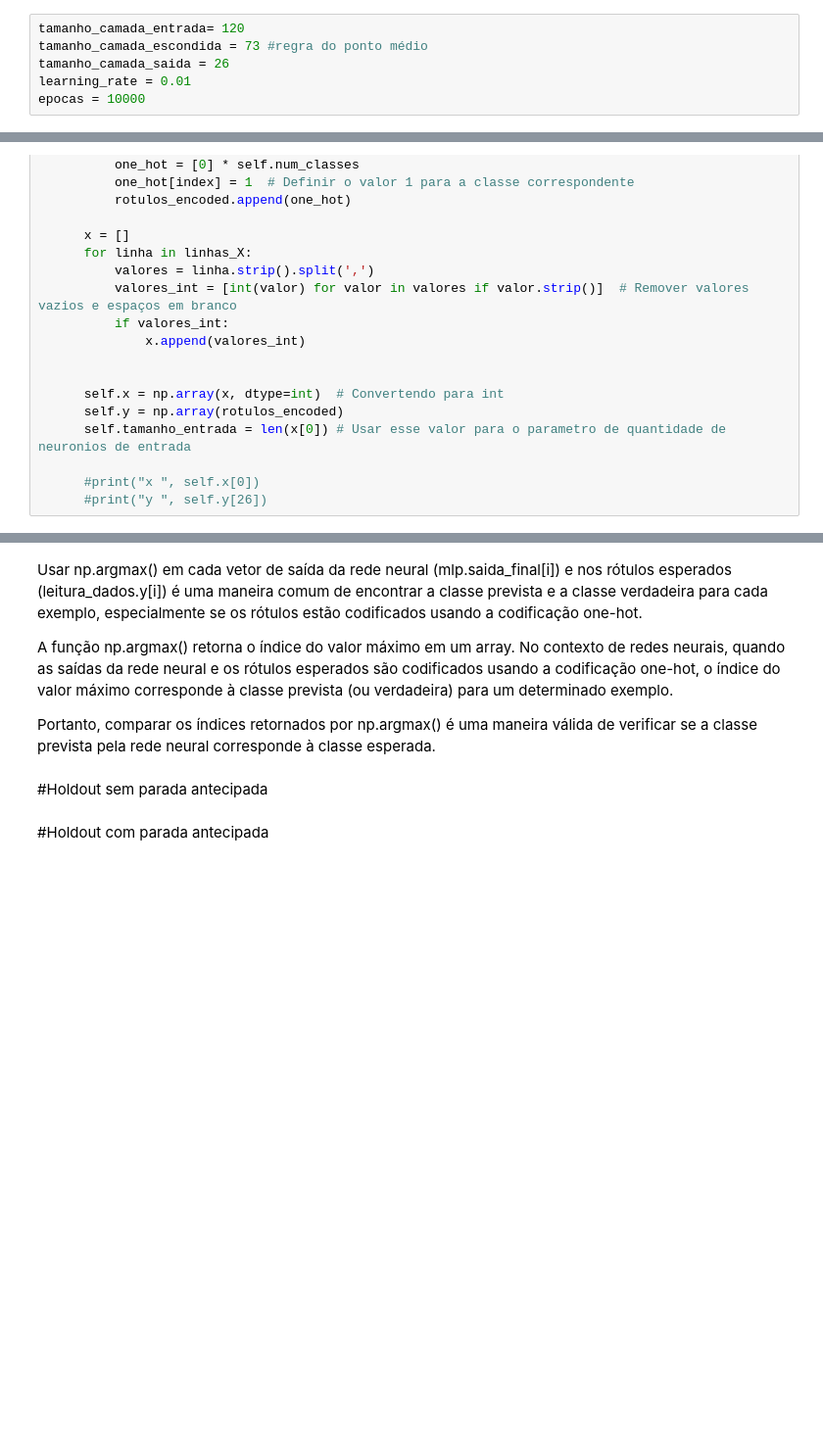
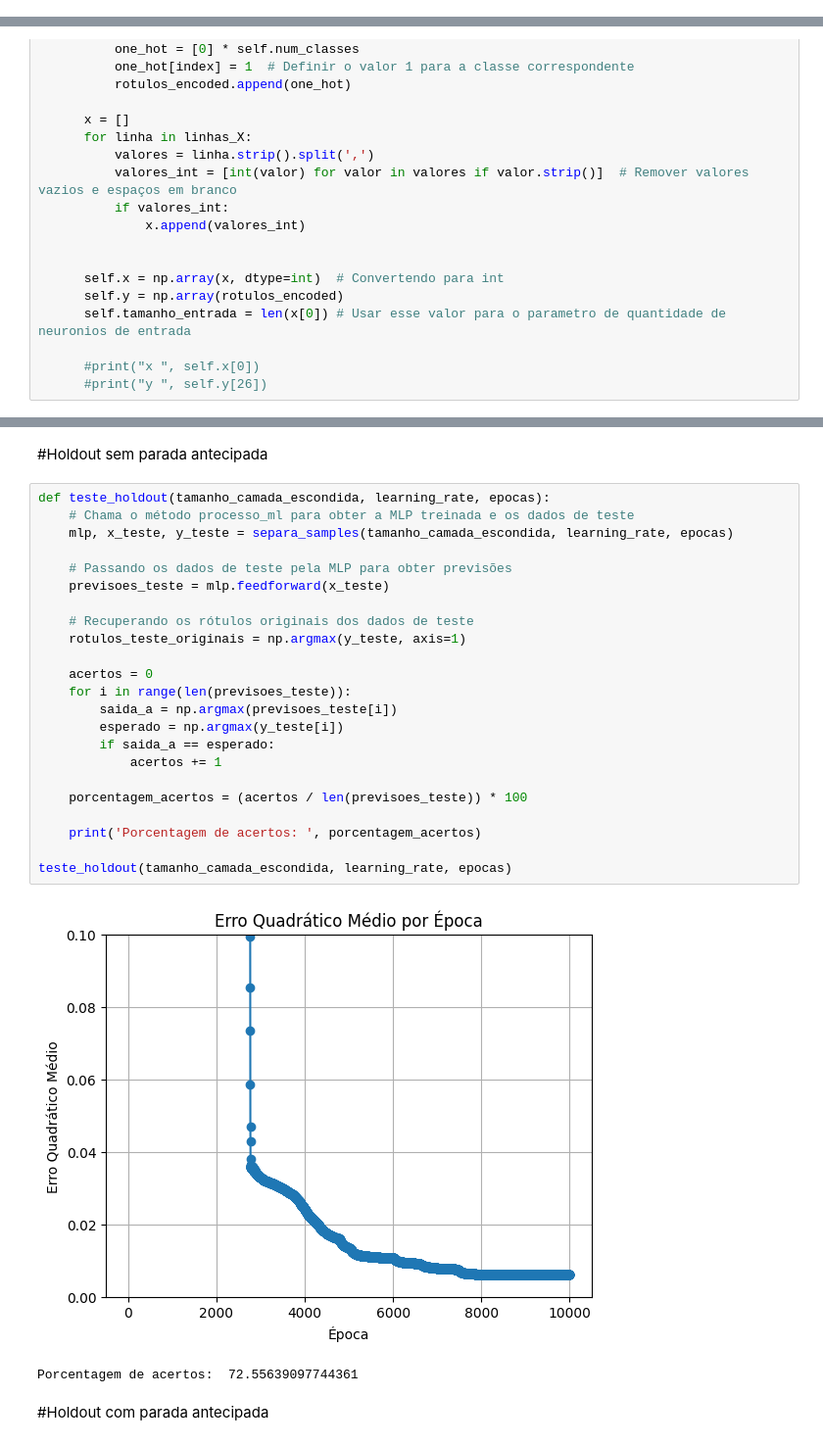
Before and after one commit to FabianaAndrade/projeto_IA, a Jupyter notebook: main.ipynb, the cells around one changed output, grey strips where cells are left out. Shown at 98% size. Saved outputs shown, nothing was run; the diff lists cells and outputs as text; blank space fills up the shorter version.

```diff
--- a/main.ipynb
+++ b/main.ipynb
@@ -17,6 +17,0 @@ from sklearn.model_selection import train_test_split
-# %%
-tamanho_camada_entrada= 120
-tamanho_camada_escondida = 73 #regra do ponto médio
-tamanho_camada_saida = 26
-learning_rate = 0.01
-epocas = 10000
@@ -243,11 +202,31 @@ Porcentagem acertos  99.01960784313727
-# %% [markdown]
-Usar np.argmax() em cada vetor de saída da rede neural (mlp.saida_final[i]) e nos rótulos esperados (leitura_dados.y[i]) é uma maneira comum de encontrar a classe prevista e a classe verdadeira para cada exemplo, especialmente se os rótulos estão codificados usando a codificação one-hot.
-
-A função np.argmax() retorna o índice do valor máximo em um array. No contexto de redes neurais, quando as saídas da rede neural e os rótulos esperados são codificados usando a codificação one-hot, o índice do valor máximo corresponde à classe prevista (ou verdadeira) para um determinado exemplo.
-
-Portanto, comparar os índices retornados por np.argmax() é uma maneira válida de verificar se a classe prevista pela rede neural corresponde à classe esperada.
 # %% [markdown]
 #Holdout sem parada antecipada
+# %%
+def teste_holdout(tamanho_camada_escondida, learning_rate, epocas):
+    # Chama o método processo_ml para obter a MLP treinada e os dados de teste
+    mlp, x_teste, y_teste = separa_samples(tamanho_camada_escondida, learning_rate, epocas)
+
+    # Passando os dados de teste pela MLP para obter previsões
+    previsoes_teste = mlp.feedforward(x_teste)
+
+    # Recuperando os rótulos originais dos dados de teste
+    rotulos_teste_originais = np.argmax(y_teste, axis=1)
+
+    acertos = 0
+    for i in range(len(previsoes_teste)):
+        saida_a = np.argmax(previsoes_teste[i])
+        esperado = np.argmax(y_teste[i])
+        if saida_a == esperado:
+            acertos += 1
+
+    porcentagem_acertos = (acertos / len(previsoes_teste)) * 100
+
+    print('Porcentagem de acertos: ', porcentagem_acertos)
+
+teste_holdout(tamanho_camada_escondida, learning_rate, epocas)
+# %% [output]
+[figure, added]
+Porcentagem de acertos:  72.55639097744361
 # %% [markdown]
 #Holdout com parada antecipada
 # %% [markdown]
```
Also changed, not shown: parts of 13 cells of this notebook.
